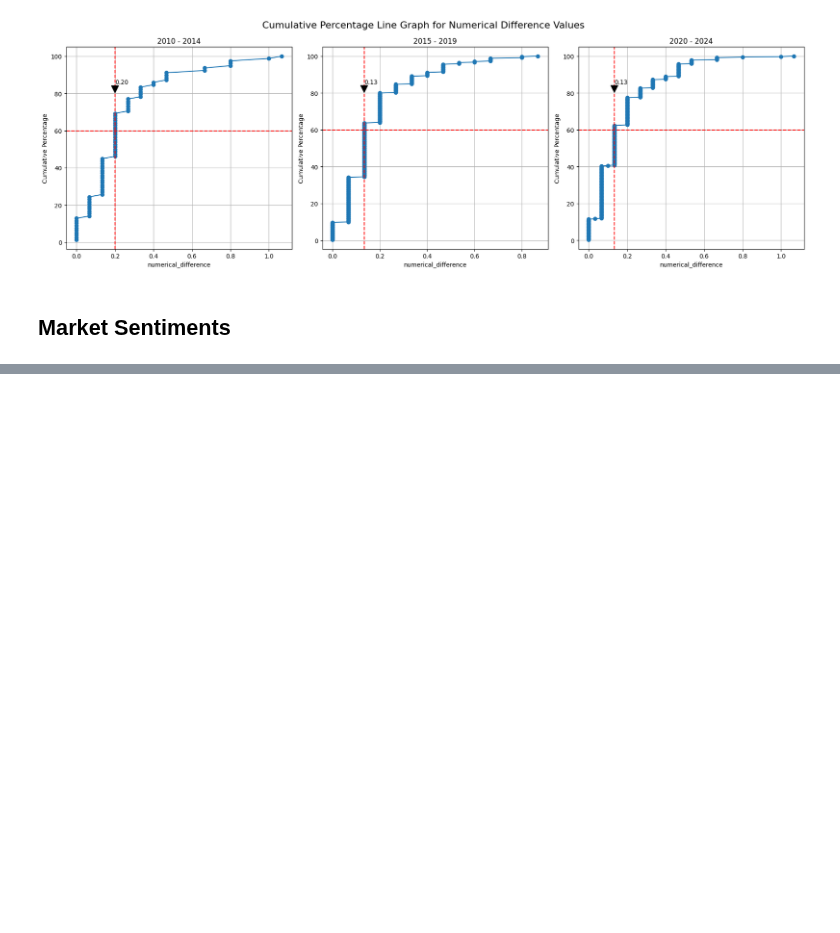
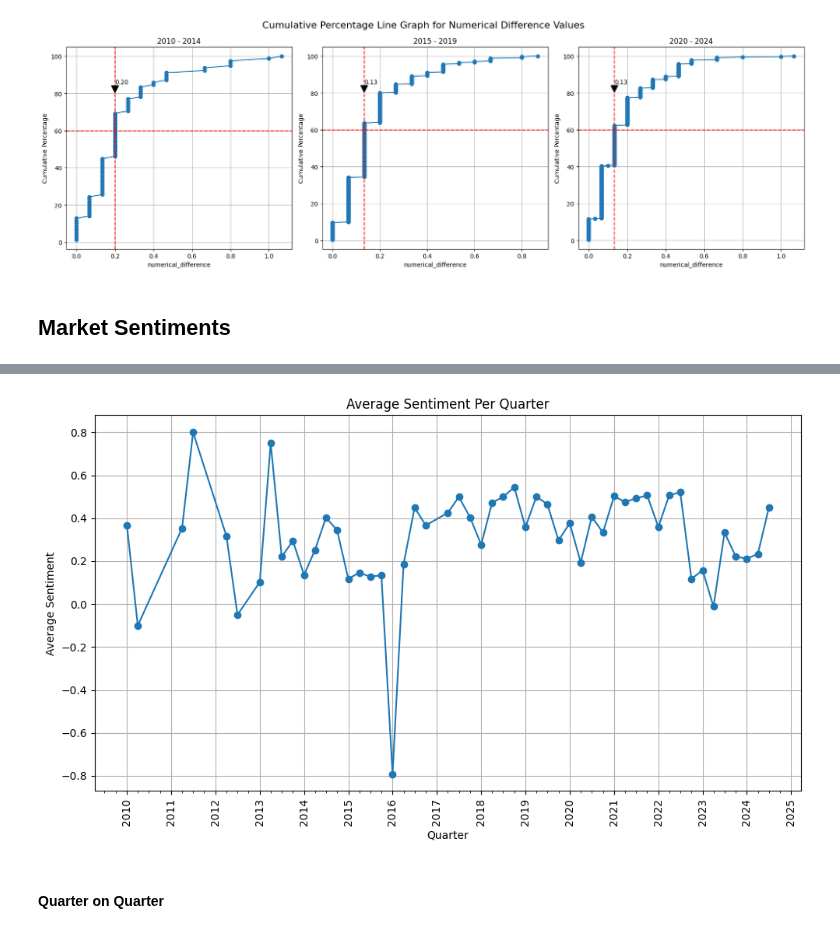
Before and after one commit to loowenwen/jtc-market-sentiments, a Jupyter notebook: sentiments.ipynb, the cells around one changed output, grey strips where cells are left out. Cells and saved outputs as stored; diff of their text form; code cells hidden in the pictures; blank space fills up the shorter version.

```diff
--- a/sentiments.ipynb
+++ b/sentiments.ipynb
@@ -389,0 +561,35 @@ with pd.ExcelWriter(file_path) as writer:
+# %%
+import pandas as pd
+import matplotlib.pyplot as plt
+import matplotlib.dates as mdates
+
+# read the Excel file
+file_path = 'final_market_sentiments.xlsx'
+monthly_sentiments = pd.read_excel(file_path, sheet_name='quarterly sentiments')
+
+# extract year and quarter and create a datetime-like object
+monthly_sentiments['Year'] = monthly_sentiments['Quarter'].str[:4].astype(int)
+monthly_sentiments['Quarter_Num'] = monthly_sentiments['Quarter'].str[-1].astype(int)
+monthly_sentiments['Date'] = pd.to_datetime(monthly_sentiments['Year'].astype(str) + '-' +
+                                            ((monthly_sentiments['Quarter_Num'] - 1) * 3 + 1).astype(str) + '-01')
+
+# plot the data
+plt.figure(figsize=(10, 6))
+plt.plot(monthly_sentiments['Date'], monthly_sentiments['Average_Sentiment'], marker='o')
+
+plt.xlabel('Quarter')
+plt.ylabel('Average Sentiment')
+plt.title('Average Sentiment Per Quarter')
+
+plt.gca().xaxis.set_major_locator(mdates.YearLocator() )
+plt.gca().xaxis.set_minor_locator(mdates.MonthLocator([1,4,7,10]))
+plt.gca().xaxis.set_major_formatter(mdates.DateFormatter('%Y'))
+plt.xticks(rotation=90)
+plt.grid(True)
+
+plt.tight_layout()
+plt.show()
+# %% [output]
+[figure, added]
+# %% [markdown]
+#### Quarter on Quarter
```
Also changed, not shown: parts of 14 cells of this notebook, 2 other files.
